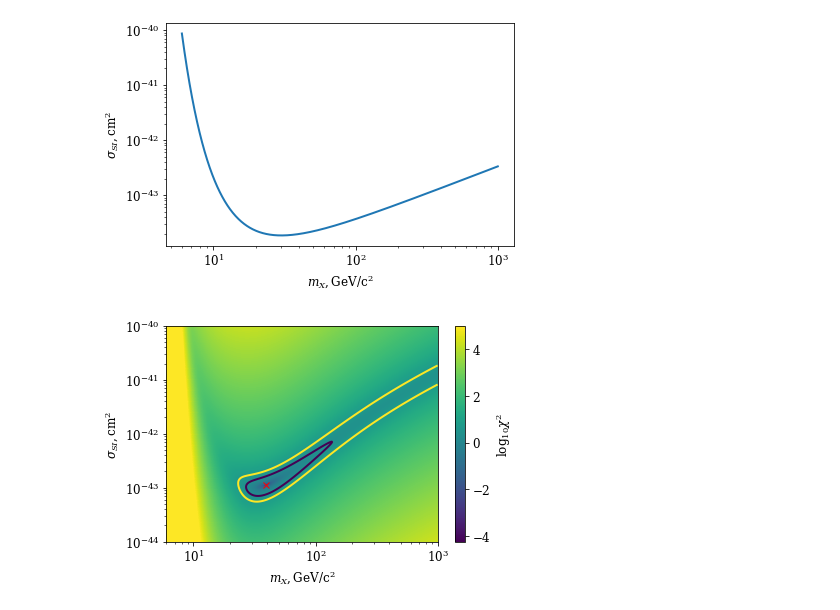
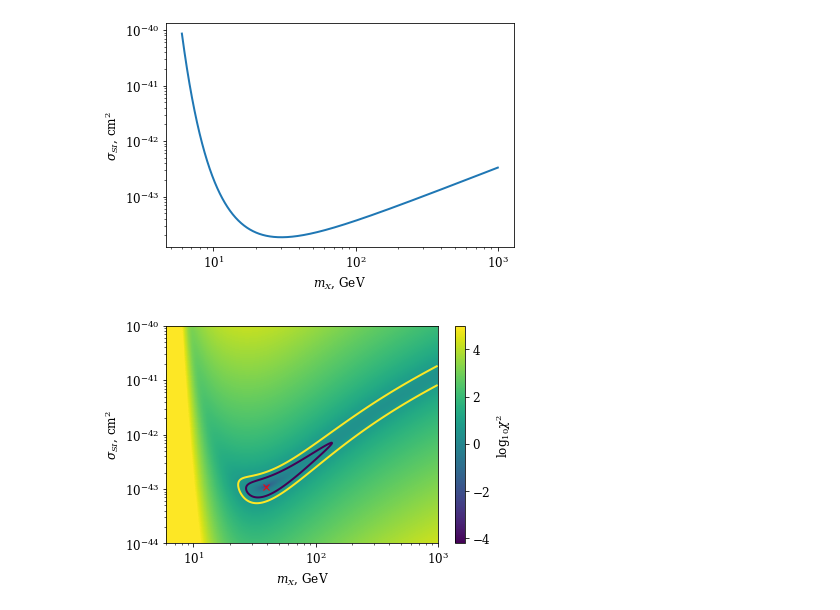
Before and after one commit to adam-coogan/gss19_sterile_nus, a Jupyter notebook: notebooks/week_3.ipynb, the cells around one changed output. Saved outputs shown, nothing was run; the diff lists cells and outputs as text; code cells hidden in the pictures.

Commit message:
better unit handling

```diff
--- a/notebooks/week_3.ipynb
+++ b/notebooks/week_3.ipynb
@@ -2,13 +2,15 @@
 import numpy as np
 from astropy import constants as C
 from astropy import units
+units.set_enabled_equivalencies([
+    (units.kg, units.J, lambda x: x*C.c.value**2, lambda x: x/C.c.value**2),
+    (units.s, units.m, lambda x: x*C.c.value, lambda x: x/C.c.value)
+])
 from matplotlib_import import *
 # %%
-GeV_mass = units.GeV/C.c**2
-
 N_A = C.N_A * units.mol / units.g
 
-rho = (0.3 * GeV_mass/units.cm**3).decompose()
+rho = (0.3 * units.GeV/units.cm**3).decompose()
 v_0 = 220 * units.km/units.s
 v_avg = (2/np.sqrt(np.pi)) * v_0
 
@@ -18,7 +20,7 @@ A = 131.293  # xenon
 m_N = A * units.u
 E_Rm = 3 * units.keV
 # %%
-mxs = np.logspace(np.log10(6), 3, 1001) * GeV_mass
+mxs = np.logspace(np.log10(6), 3, 1001) * units.GeV
 sigmas = np.logspace(-40, -44, 1001) * units.cm**2
 # %%
 def mu(mx):
@@ -36,12 +38,12 @@ def exp_factor(mx, E):
 def sigma(mx, R):
     return ((R * C.m_p**2) / (N_A * rho * v_avg * A)) * (mx / mu(mx)**2) / exp_factor(mx, E_Rm)
 # %%
-plt.loglog(mxs*C.c**2, sigma(mxs, 3 / units.yr / M).to(units.cm**2))
-plt.xlabel('$m_X, \mathrm{GeV}/\mathrm{c}^2$')
-plt.ylabel(r'$\sigma_{SI}, \mathrm{cm}^2$')
+plt.loglog(mxs, sigma(mxs, 3 / units.yr / M).to(units.cm**2))
+plt.xlabel(r'$m_X$, {:latex_inline}'.format(mxs.unit))
+plt.ylabel(r'$\sigma_{{SI}}$, {:latex_inline}'.format(sigmas.unit))
 plt.tight_layout()
 # %% [output]
-[figure, old version]
+[figure, new version]
 # %%
 def R_0(mx, sigma):
     return (N_A * rho * A * v_avg / C.m_p ** 2) * (mu(mx) ** 2 / mx) * sigma
@@ -68,14 +70,14 @@ c2 = chi2(E_bounds, R, mxs[None, :], sigmas[:, None]).to('')
 sigma0i, mx0i = np.unravel_index(np.argmin(c2), c2.shape)
 mx0, sigma0 = mxs[mx0i], sigmas[sigma0i]
 # %%
-pcm = plt.pcolormesh(mxs*C.c**2, sigmas, np.log10(c2), vmax=5)
-con = plt.contour(mxs*C.c**2, sigmas, c2, (2.28, 6))
-plt.loglog(mx0*C.c**2, sigma0, 'rx')
+pcm = plt.pcolormesh(mxs, sigmas, np.log10(c2), vmax=5)
+con = plt.contour(mxs, sigmas, c2, (2.28, 6))
+plt.loglog(mx0, sigma0, 'rx')
 
 cax = plt.colorbar(pcm)
 cax.set_label(r'$\log_{10}\chi^2$')
-plt.xlabel('$m_X, \mathrm{GeV}/\mathrm{c}^2$')
-plt.ylabel(r'$\sigma_{SI}, \mathrm{cm}^2$')
+plt.xlabel(r'$m_X$, {:latex_inline}'.format(mxs.unit))
+plt.ylabel(r'$\sigma_{{SI}}$, {:latex_inline}'.format(sigmas.unit))
 plt.tight_layout()
 # %% [output]
-[figure, old version]
+[figure, new version]
```
